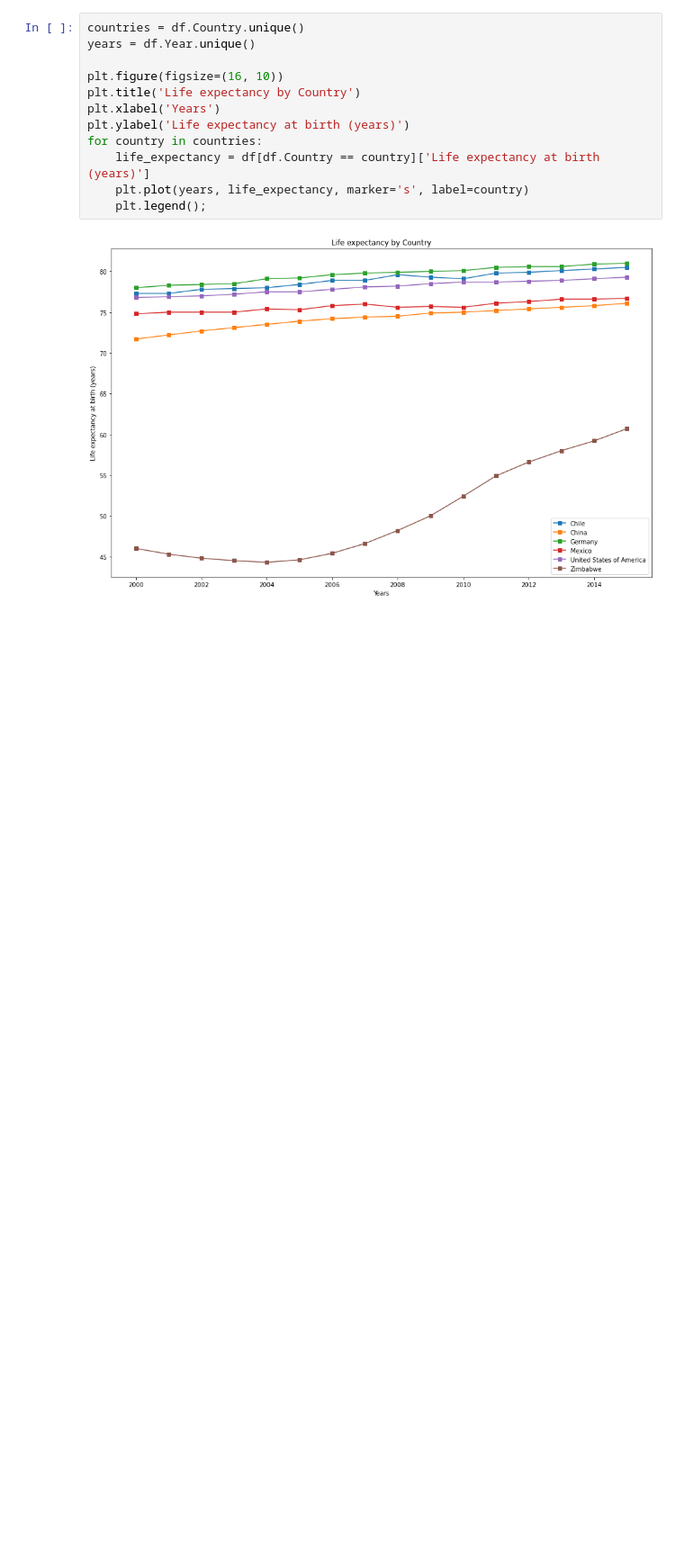
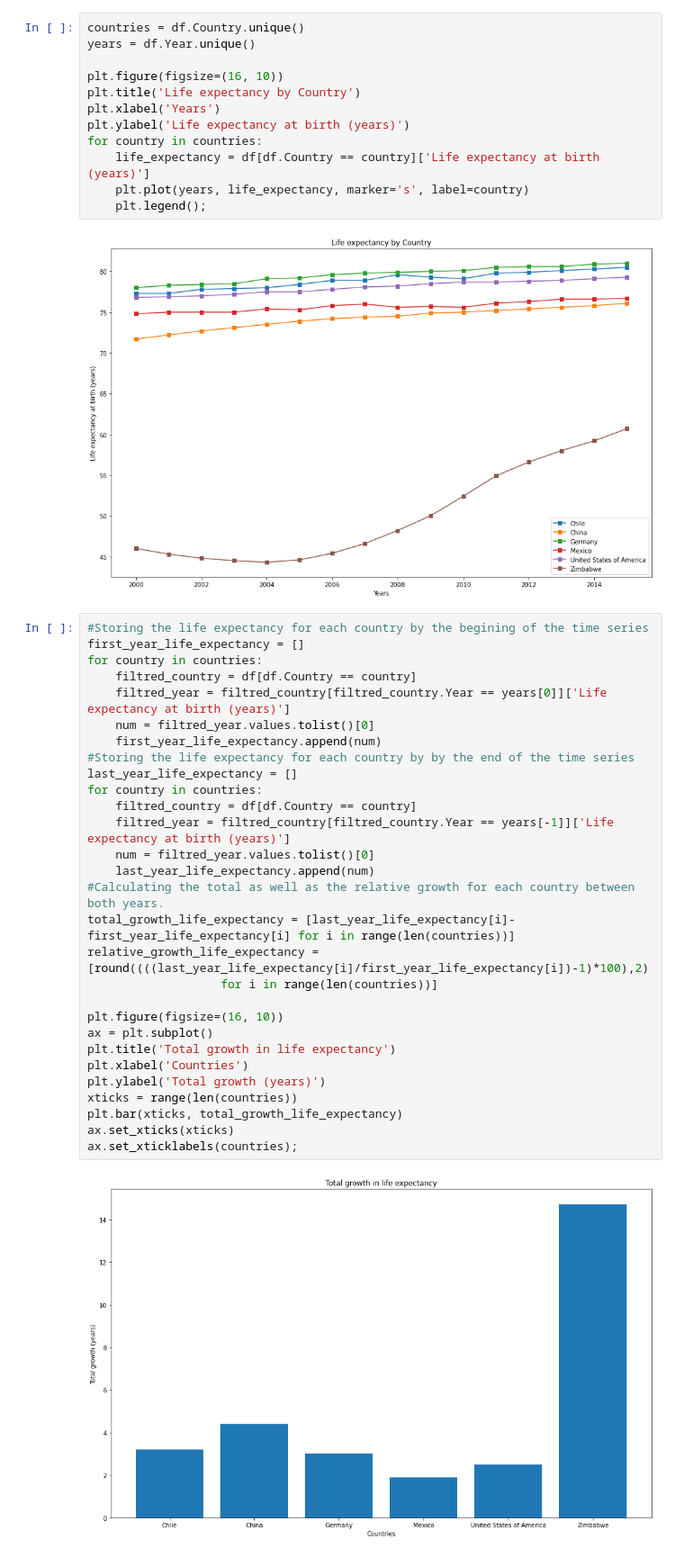
Before and after one commit to davidvalerosancho/Learning-Project-2-Life-Expectancy-and-GDP, a Jupyter notebook: life_expectancy_gdp.ipynb, the cells around one changed output. Shown at 90% size. Cells and saved outputs as stored; diff of their text form; blank space fills up the shorter version.

```diff
--- a/life_expectancy_gdp.ipynb
+++ b/life_expectancy_gdp.ipynb
@@ -37,3 +44,34 @@ for country in countries:
     plt.legend();
 # %% [output]
 [figure]
+# %%
+#Storing the life expectancy for each country by the begining of the time series
+first_year_life_expectancy = []
+for country in countries:
+    filtred_country = df[df.Country == country]
+    filtred_year = filtred_country[filtred_country.Year == years[0]]['Life expectancy at birth (years)']
+    num = filtred_year.values.tolist()[0]
+    first_year_life_expectancy.append(num)
+#Storing the life expectancy for each country by by the end of the time series
+last_year_life_expectancy = []
+for country in countries:
+    filtred_country = df[df.Country == country]
+    filtred_year = filtred_country[filtred_country.Year == years[-1]]['Life expectancy at birth (years)']
+    num = filtred_year.values.tolist()[0]
+    last_year_life_expectancy.append(num)
+#Calculating the total as well as the relative growth for each country between both years.
+total_growth_life_expectancy = [last_year_life_expectancy[i]-first_year_life_expectancy[i] for i in range(len(countries))]
+relative_growth_life_expectancy = [round((((last_year_life_expectancy[i]/first_year_life_expectancy[i])-1)*100),2)
+                   for i in range(len(countries))]
+
+plt.figure(figsize=(16, 10))
+ax = plt.subplot()
+plt.title('Total growth in life expectancy')
+plt.xlabel('Countries')
+plt.ylabel('Total growth (years)')
+xticks = range(len(countries))
+plt.bar(xticks, total_growth_life_expectancy)
+ax.set_xticks(xticks)
+ax.set_xticklabels(countries);
+# %% [output]
+[figure, added]
```
Also changed, not shown: parts of 9 cells of this notebook.
